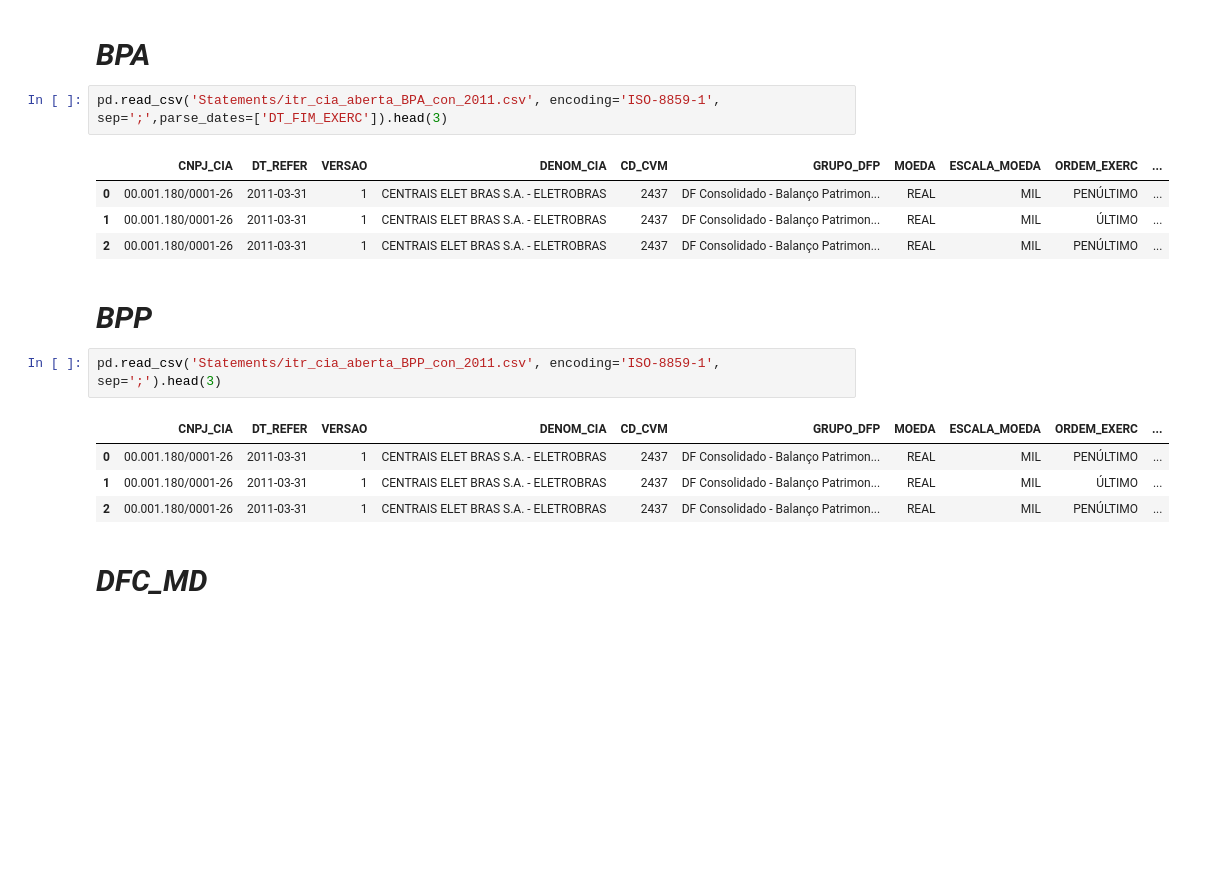
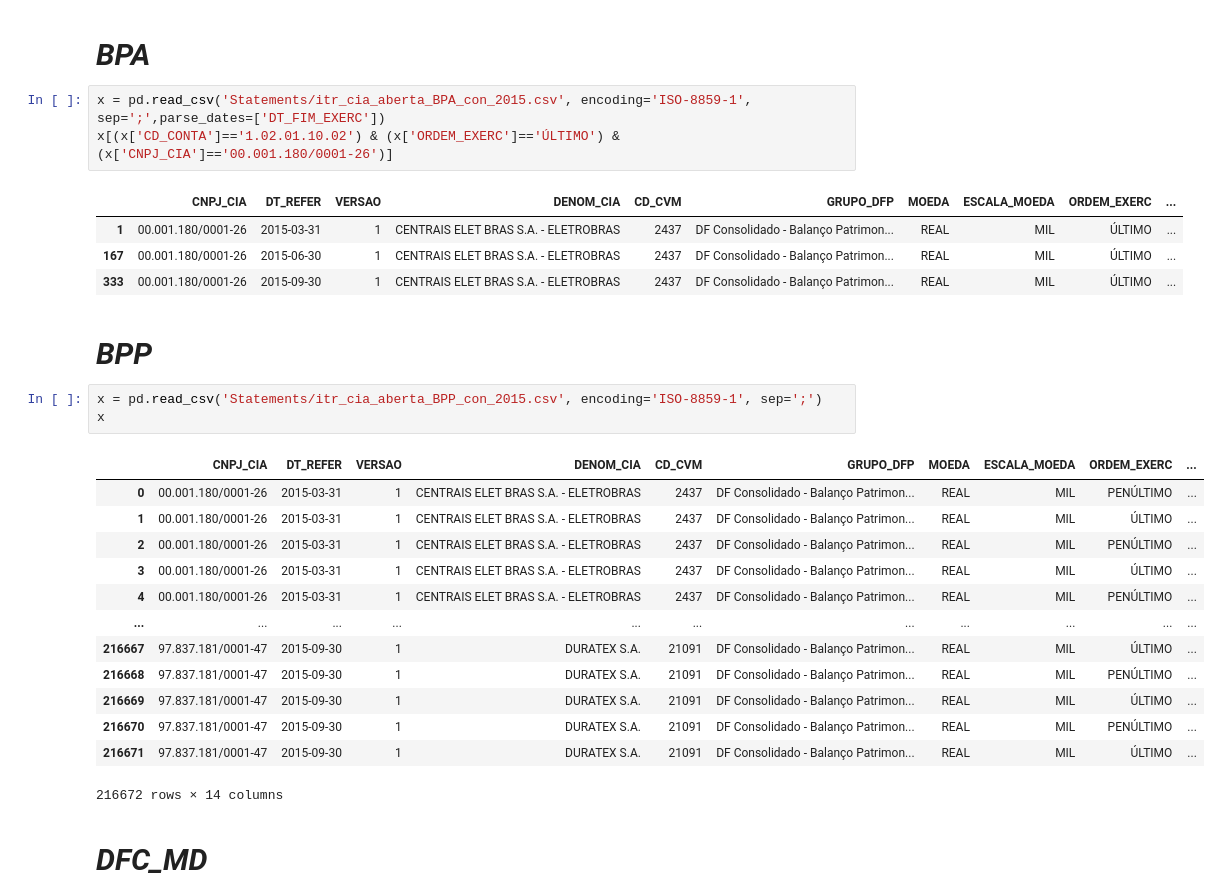
Before and after one commit to felipesveiga/stock-price-predictor, a Jupyter notebook: stock_80_percentile.ipynb, the cells around one changed output. Drawn from its saved outputs; the diff is of its cells as text; blank space fills up the shorter version.

Commit message:
Contas com três números

```diff
--- a/stock_80_percentile.ipynb
+++ b/stock_80_percentile.ipynb
@@ -277,21 +177,32 @@ pd.read_csv('Statements/itr_cia_aberta_BPA_ind_2012.csv', encoding='ISO-8859-1',
 # %% [markdown]
 <h3 style='font-size:30px;font-style:italic'> BPA</h3>
 # %%
-pd.read_csv('Statements/itr_cia_aberta_BPA_con_2011.csv', encoding='ISO-8859-1', sep=';',parse_dates=['DT_FIM_EXERC']).head(3)
+x = pd.read_csv('Statements/itr_cia_aberta_BPA_con_2015.csv', encoding='ISO-8859-1', sep=';',parse_dates=['DT_FIM_EXERC'])
+x[(x['CD_CONTA']=='1.02.01.10.02') & (x['ORDEM_EXERC']=='ÚLTIMO') & (x['CNPJ_CIA']=='00.001.180/0001-26')]
 # %% [output]
 |  | CNPJ_CIA | DT_REFER | VERSAO | DENOM_CIA | CD_CVM | GRUPO_DFP | MOEDA | ESCALA_MOEDA | ORDEM_EXERC | ... |
-| 0 | 00.001.180/0001-26 | 2011-03-31 | 1 | CENTRAIS ELET BRAS S.A. - ELETROBRAS | 2437 | DF Consolidado - Balanço Patrimon... | REAL | MIL | PENÚLTIMO | ... |
-| 1 | 00.001.180/0001-26 | 2011-03-31 | 1 | CENTRAIS ELET BRAS S.A. - ELETROBRAS | 2437 | DF Consolidado - Balanço Patrimon... | REAL | MIL | ÚLTIMO | ... |
-| 2 | 00.001.180/0001-26 | 2011-03-31 | 1 | CENTRAIS ELET BRAS S.A. - ELETROBRAS | 2437 | DF Consolidado - Balanço Patrimon... | REAL | MIL | PENÚLTIMO | ... |
+| 1 | 00.001.180/0001-26 | 2015-03-31 | 1 | CENTRAIS ELET BRAS S.A. - ELETROBRAS | 2437 | DF Consolidado - Balanço Patrimon... | REAL | MIL | ÚLTIMO | ... |
+| 167 | 00.001.180/0001-26 | 2015-06-30 | 1 | CENTRAIS ELET BRAS S.A. - ELETROBRAS | 2437 | DF Consolidado - Balanço Patrimon... | REAL | MIL | ÚLTIMO | ... |
+| 333 | 00.001.180/0001-26 | 2015-09-30 | 1 | CENTRAIS ELET BRAS S.A. - ELETROBRAS | 2437 | DF Consolidado - Balanço Patrimon... | REAL | MIL | ÚLTIMO | ... |
 # %% [markdown]
 <h3 style='font-size:30px;font-style:italic'> BPP</h3>
 # %%
-pd.read_csv('Statements/itr_cia_aberta_BPP_con_2011.csv', encoding='ISO-8859-1', sep=';').head(3)
+x = pd.read_csv('Statements/itr_cia_aberta_BPP_con_2015.csv', encoding='ISO-8859-1', sep=';')
+x
 # %% [output]
 |  | CNPJ_CIA | DT_REFER | VERSAO | DENOM_CIA | CD_CVM | GRUPO_DFP | MOEDA | ESCALA_MOEDA | ORDEM_EXERC | ... |
-| 0 | 00.001.180/0001-26 | 2011-03-31 | 1 | CENTRAIS ELET BRAS S.A. - ELETROBRAS | 2437 | DF Consolidado - Balanço Patrimon... | REAL | MIL | PENÚLTIMO | ... |
-| 1 | 00.001.180/0001-26 | 2011-03-31 | 1 | CENTRAIS ELET BRAS S.A. - ELETROBRAS | 2437 | DF Consolidado - Balanço Patrimon... | REAL | MIL | ÚLTIMO | ... |
-| 2 | 00.001.180/0001-26 | 2011-03-31 | 1 | CENTRAIS ELET BRAS S.A. - ELETROBRAS | 2437 | DF Consolidado - Balanço Patrimon... | REAL | MIL | PENÚLTIMO | ... |
+| 0 | 00.001.180/0001-26 | 2015-03-31 | 1 | CENTRAIS ELET BRAS S.A. - ELETROBRAS | 2437 | DF Consolidado - Balanço Patrimon... | REAL | MIL | PENÚLTIMO | ... |
+| 1 | 00.001.180/0001-26 | 2015-03-31 | 1 | CENTRAIS ELET BRAS S.A. - ELETROBRAS | 2437 | DF Consolidado - Balanço Patrimon... | REAL | MIL | ÚLTIMO | ... |
+| 2 | 00.001.180/0001-26 | 2015-03-31 | 1 | CENTRAIS ELET BRAS S.A. - ELETROBRAS | 2437 | DF Consolidado - Balanço Patrimon... | REAL | MIL | PENÚLTIMO | ... |
+| 3 | 00.001.180/0001-26 | 2015-03-31 | 1 | CENTRAIS ELET BRAS S.A. - ELETROBRAS | 2437 | DF Consolidado - Balanço Patrimon... | REAL | MIL | ÚLTIMO | ... |
+| 4 | 00.001.180/0001-26 | 2015-03-31 | 1 | CENTRAIS ELET BRAS S.A. - ELETROBRAS | 2437 | DF Consolidado - Balanço Patrimon... | REAL | MIL | PENÚLTIMO | ... |
+| ... | ... | ... | ... | ... | ... | ... | ... | ... | ... | ... |
+| 216667 | 97.837.181/0001-47 | 2015-09-30 | 1 | DURATEX S.A. | 21091 | DF Consolidado - Balanço Patrimon... | REAL | MIL | ÚLTIMO | ... |
+| 216668 | 97.837.181/0001-47 | 2015-09-30 | 1 | DURATEX S.A. | 21091 | DF Consolidado - Balanço Patrimon... | REAL | MIL | PENÚLTIMO | ... |
+| 216669 | 97.837.181/0001-47 | 2015-09-30 | 1 | DURATEX S.A. | 21091 | DF Consolidado - Balanço Patrimon... | REAL | MIL | ÚLTIMO | ... |
+| 216670 | 97.837.181/0001-47 | 2015-09-30 | 1 | DURATEX S.A. | 21091 | DF Consolidado - Balanço Patrimon... | REAL | MIL | PENÚLTIMO | ... |
+| 216671 | 97.837.181/0001-47 | 2015-09-30 | 1 | DURATEX S.A. | 21091 | DF Consolidado - Balanço Patrimon... | REAL | MIL | ÚLTIMO | ... |
+216672 rows × 14 columns
 # %% [markdown]
 <h3 style='font-size:30px;font-style:italic'> DFC_MD</h3>
 # %%
```
Also changed, not shown: parts of 11 cells of this notebook, 1 other file.
